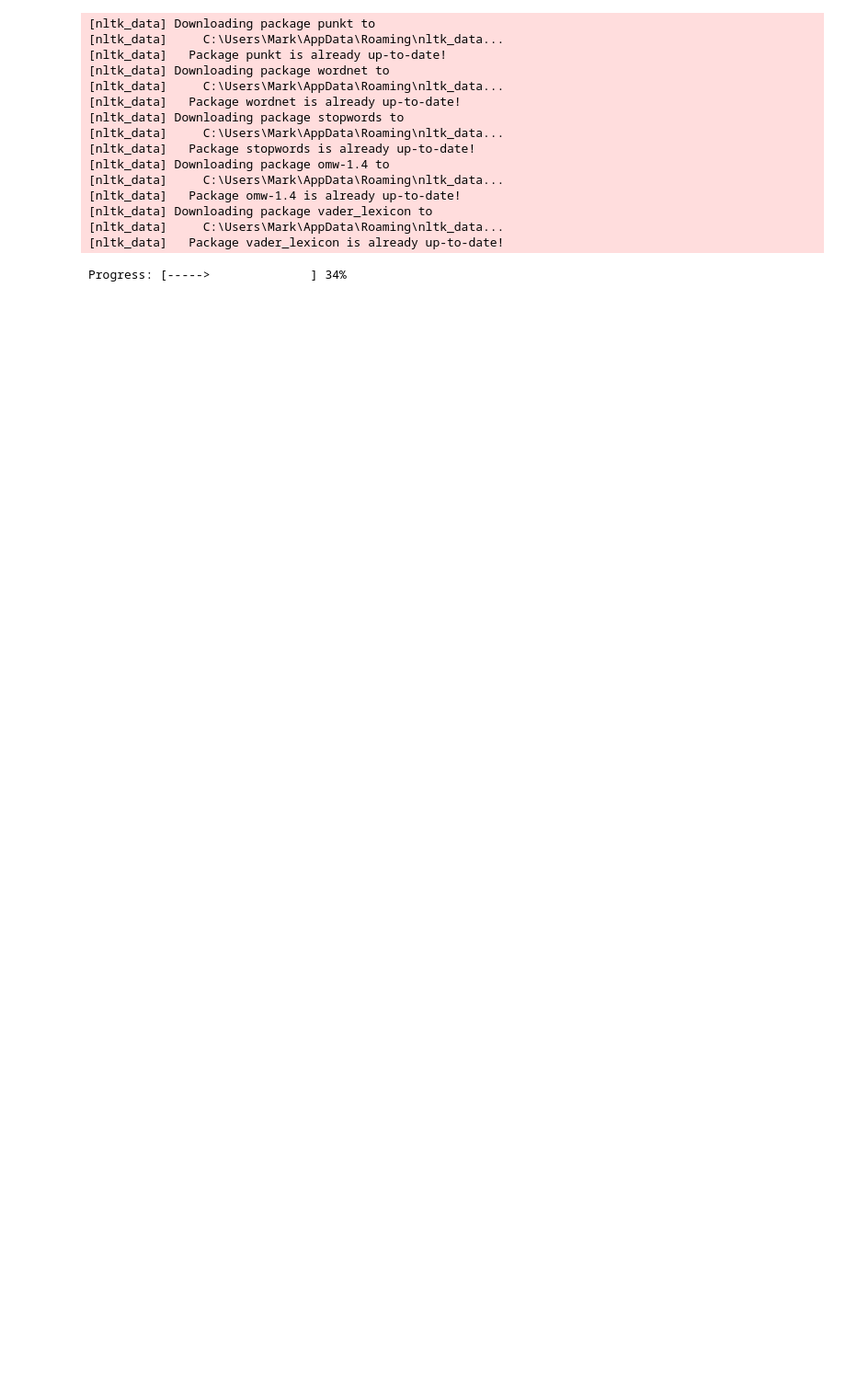
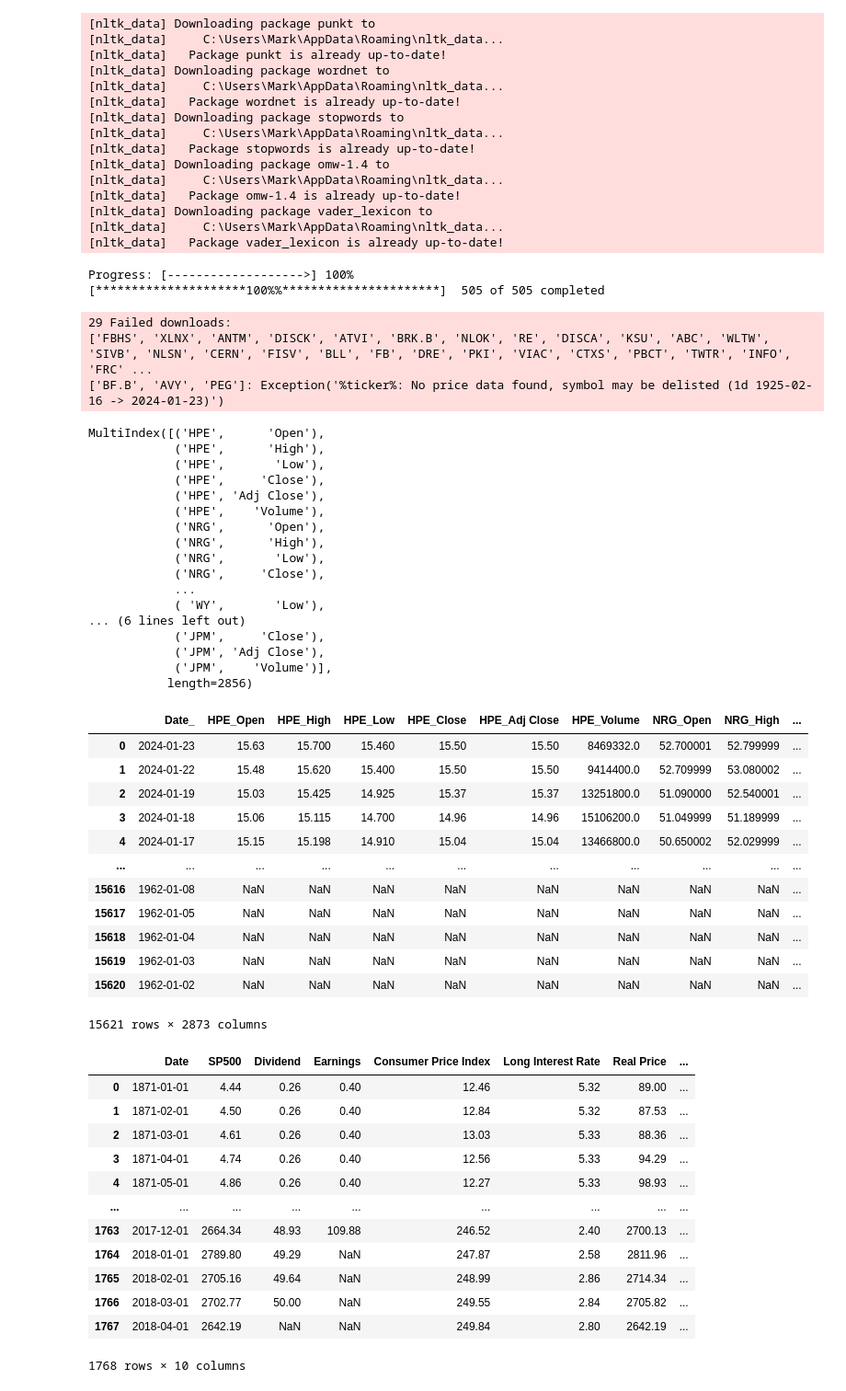
Before and after one commit to DaanEising/ML_DA_REPO, a Jupyter notebook: data/Main.ipynb, the cells around one changed output. Shown: that part at 92% size. Saved outputs shown, nothing was run; the diff lists cells and outputs as text; code cells hidden in the pictures; blank space fills up the shorter version.

```diff
--- a/data/Main.ipynb
+++ b/data/Main.ipynb
@@ -582,10 +429,56 @@ pipeline = Pipeline()
 [nltk_data] Downloading package vader_lexicon to
 [nltk_data]     C:\Users\Mark\AppData\Roaming\nltk_data...
 [nltk_data]   Package vader_lexicon is already up-to-date!
-# %%
-pipeline.extract()
-pipeline.transform()
-# %% [output]
-Progress: [----->              ] 34%
+# %%
+pipeline.ETL('Data.csv')
+# %% [output]
+Progress: [------------------->] 100%
+[*********************100%%**********************]  505 of 505 completed
+29 Failed downloads:
+['FBHS', 'XLNX', 'ANTM', 'DISCK', 'ATVI', 'BRK.B', 'NLOK', 'RE', 'DISCA', 'KSU', 'ABC', 'WLTW', 'SIVB', 'NLSN', 'CERN', 'FISV', 'BLL', 'FB', 'DRE', 'PKI', 'VIAC', 'CTXS', 'PBCT', 'TWTR', 'INFO', 'FRC' ...
+['BF.B', 'AVY', 'PEG']: Exception('%ticker%: No price data found, symbol may be delisted (1d 1925-02-16 -> 2024-01-23)')
+MultiIndex([('HPE',      'Open'),
+            ('HPE',      'High'),
+            ('HPE',       'Low'),
+            ('HPE',     'Close'),
+            ('HPE', 'Adj Close'),
+            ('HPE',    'Volume'),
+            ('NRG',      'Open'),
+            ('NRG',      'High'),
+            ('NRG',       'Low'),
+            ('NRG',     'Close'),
+            ...
+            ( 'WY',       'Low'),
+... (6 lines left out)
+            ('JPM',     'Close'),
+            ('JPM', 'Adj Close'),
+            ('JPM',    'Volume')],
+           length=2856)
+|  | Date_ | HPE_Open | HPE_High | HPE_Low | HPE_Close | HPE_Adj Close | HPE_Volume | NRG_Open | NRG_High | ... |
+| 0 | 2024-01-23 | 15.63 | 15.700 | 15.460 | 15.50 | 15.50 | 8469332.0 | 52.700001 | 52.799999 | ... |
+| 1 | 2024-01-22 | 15.48 | 15.620 | 15.400 | 15.50 | 15.50 | 9414400.0 | 52.709999 | 53.080002 | ... |
+| 2 | 2024-01-19 | 15.03 | 15.425 | 14.925 | 15.37 | 15.37 | 13251800.0 | 51.090000 | 52.540001 | ... |
+| 3 | 2024-01-18 | 15.06 | 15.115 | 14.700 | 14.96 | 14.96 | 15106200.0 | 51.049999 | 51.189999 | ... |
+| 4 | 2024-01-17 | 15.15 | 15.198 | 14.910 | 15.04 | 15.04 | 13466800.0 | 50.650002 | 52.029999 | ... |
+| ... | ... | ... | ... | ... | ... | ... | ... | ... | ... | ... |
+| 15616 | 1962-01-08 | NaN | NaN | NaN | NaN | NaN | NaN | NaN | NaN | ... |
+| 15617 | 1962-01-05 | NaN | NaN | NaN | NaN | NaN | NaN | NaN | NaN | ... |
+| 15618 | 1962-01-04 | NaN | NaN | NaN | NaN | NaN | NaN | NaN | NaN | ... |
+| 15619 | 1962-01-03 | NaN | NaN | NaN | NaN | NaN | NaN | NaN | NaN | ... |
+| 15620 | 1962-01-02 | NaN | NaN | NaN | NaN | NaN | NaN | NaN | NaN | ... |
+15621 rows × 2873 columns
+|  | Date | SP500 | Dividend | Earnings | Consumer Price Index | Long Interest Rate | Real Price | ... |
+| 0 | 1871-01-01 | 4.44 | 0.26 | 0.40 | 12.46 | 5.32 | 89.00 | ... |
+| 1 | 1871-02-01 | 4.50 | 0.26 | 0.40 | 12.84 | 5.32 | 87.53 | ... |
+| 2 | 1871-03-01 | 4.61 | 0.26 | 0.40 | 13.03 | 5.33 | 88.36 | ... |
+| 3 | 1871-04-01 | 4.74 | 0.26 | 0.40 | 12.56 | 5.33 | 94.29 | ... |
+| 4 | 1871-05-01 | 4.86 | 0.26 | 0.40 | 12.27 | 5.33 | 98.93 | ... |
+| ... | ... | ... | ... | ... | ... | ... | ... | ... |
+| 1763 | 2017-12-01 | 2664.34 | 48.93 | 109.88 | 246.52 | 2.40 | 2700.13 | ... |
+| 1764 | 2018-01-01 | 2789.80 | 49.29 | NaN | 247.87 | 2.58 | 2811.96 | ... |
+| 1765 | 2018-02-01 | 2705.16 | 49.64 | NaN | 248.99 | 2.86 | 2714.34 | ... |
+| 1766 | 2018-03-01 | 2702.77 | 50.00 | NaN | 249.55 | 2.84 | 2705.82 | ... |
+| 1767 | 2018-04-01 | 2642.19 | NaN | NaN | 249.84 | 2.80 | 2642.19 | ... |
+1768 rows × 10 columns
 # %%
 pipeline.df
```
Also changed, not shown: parts of 45 cells of this notebook, 2 other files.
